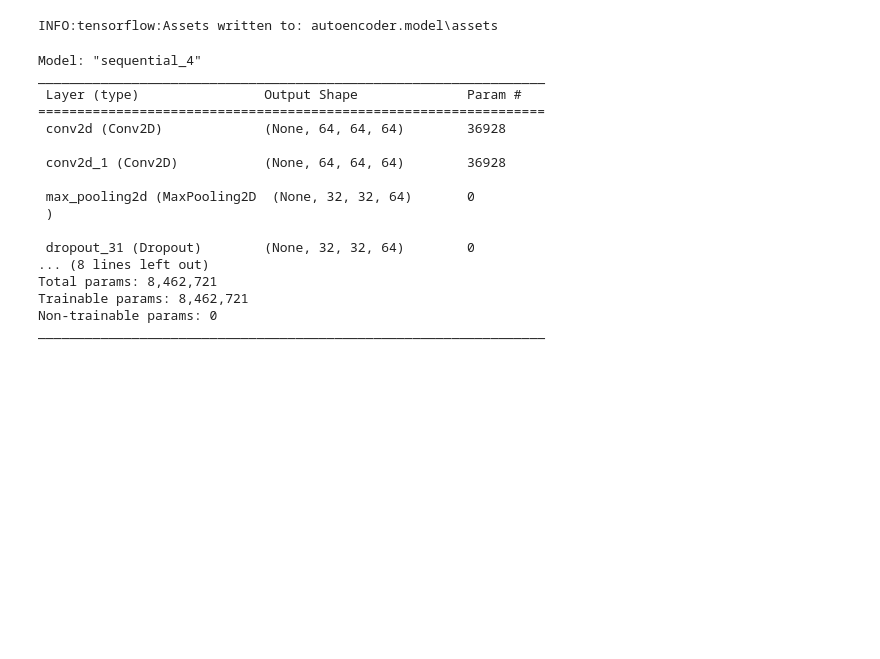
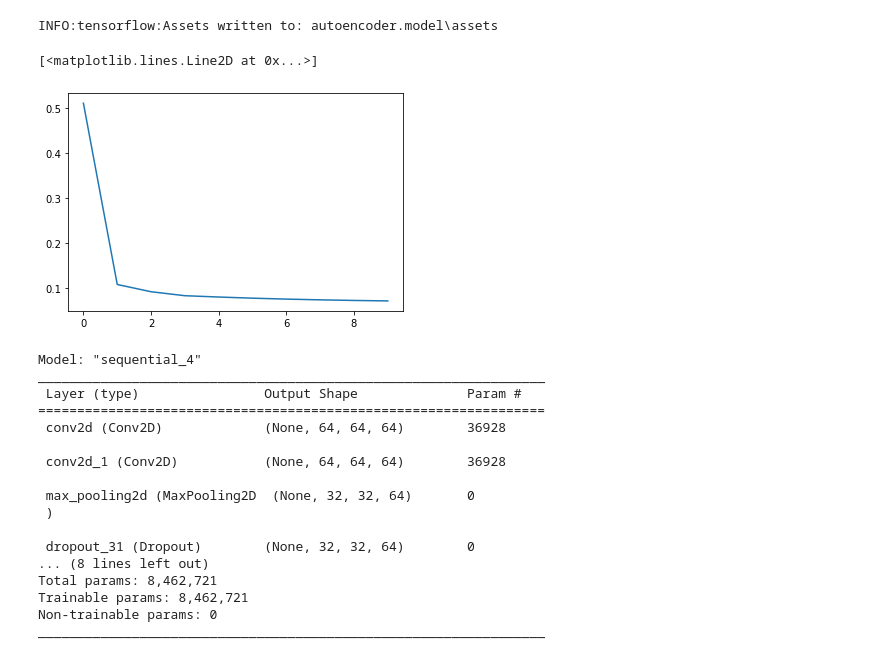
Before and after one commit to Lamantin12/ComputerGraphics, a Jupyter notebook: AutoGeneration(lab5).ipynb, the cells around one changed output. Cells and saved outputs as stored; diff of their text form; code cells hidden in the pictures; blank space fills up the shorter version.

```diff
--- a/AutoGeneration(lab5).ipynb
+++ b/AutoGeneration(lab5).ipynb
@@ -378,6 +377,15 @@ epoch: 2
 model.save("autoencoder.model")
 # %% [output]
 INFO:tensorflow:Assets written to: autoencoder.model\assets
+# %%
+r = []
+for x in history_list:
+    r.append(x.history['loss'])
+fig, ax = plt.subplots(1,1)
+ax.plot(np.arange(len(r)), r)
+# %% [output]
+[<matplotlib.lines.Line2D at 0x...>]
+[figure, added]
 # %%
 img = np.random.uniform(0, 1, 16 * 64*64).reshape(16, 64*64)
 imgs_pedicted = model.predict(img)
```
Also changed, not shown: parts of 3 cells of this notebook, 1 other file.
